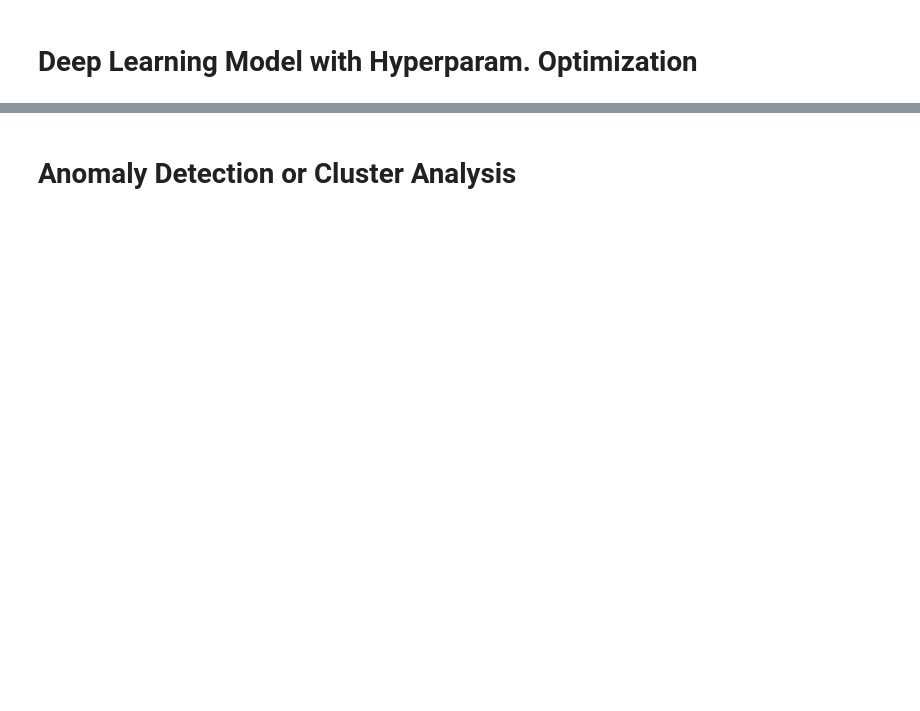
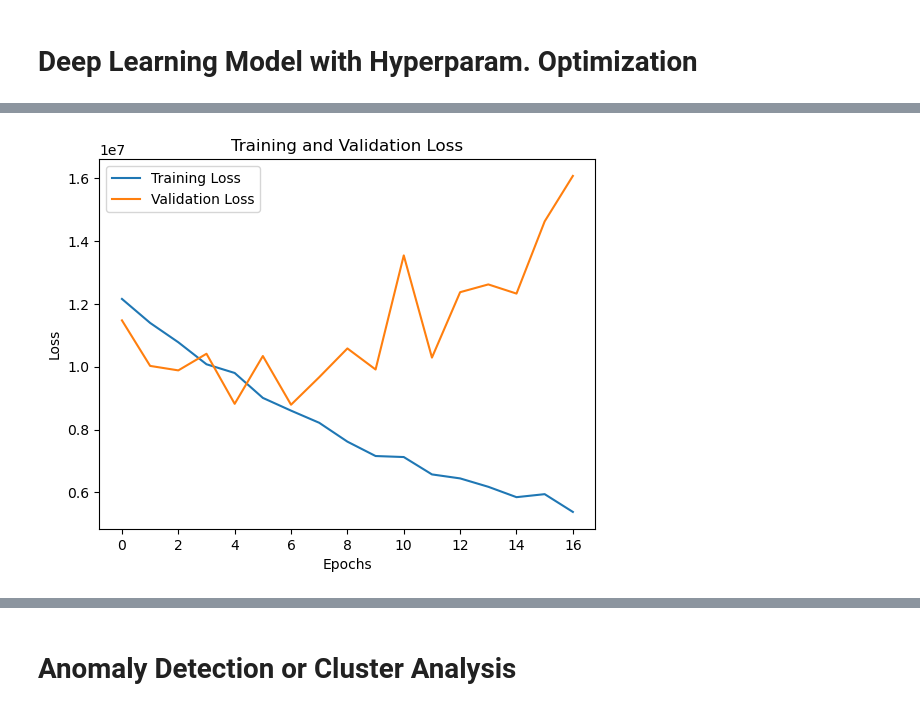
Before and after one commit to madisongarccia/486project, a Jupyter notebook: code/working_income.ipynb, the cells around one changed output, grey strips where cells are left out. Cells and saved outputs as stored; diff of their text form; code cells hidden in the pictures; blank space fills up the shorter version.

```diff
--- a/code/working_income.ipynb
+++ b/code/working_income.ipynb
@@ -408,0 +377,5 @@ _________________________________________________________________
+# %%
+# scale features
+scaler = StandardScaler(with_mean = False) # since some features are one hot encoded
+X_train_DNN = scaler.fit_transform(X_train_processed)  # Preprocessed numeric/categorical data
+X_test_DNN = scaler.transform(X_test_processed)
@@ -409,5 +393,3 @@ _________________________________________________________________
 # %%
-# compiling the model
-model.compile(loss="sparse_categorical_crossentropy", #specify loss function - might need to change
-              optimizer="adam",
-              metrics=["accuracy"])
+# compile the model
+model.compile(optimizer='adam', loss='mse', metrics=['mae'])
@@ -418,5 +395,0 @@ X_validANN, y_validANN = X_train[-55382:], y_train[-55382:]
-# %%
-# training the model
-n_epochs=10
-history = model.fit(X_trainANN, y_trainANN, epochs=n_epochs,
-                    validation_data=(X_validANN, y_validANN))
@@ -424,0 +396,17 @@ ValueError: Failed to convert a NumPy array to a Tensor (Unsupported object type
+# %%
+# train the model
+
+# implement early stopping to avoid overfitting
+early_stopping = EarlyStopping(monitor='val_loss', patience=10, restore_best_weights=True)
+
+# convert sparse matrix to dense
+X_train_DNN_dense = X_train_DNN.toarray()
+
+history = model.fit(
+    X_train_DNN_dense, y_train_sample,  # Use log-transformed targets if needed
+    validation_split=0.2,  # Use part of the training data for validation
+    epochs=20,  # Maximum number of epochs
+    batch_size=32,  # Batch size for gradient updates
+    callbacks=[early_stopping],  # Add early stopping
+    verbose=1  # Print progress
+)
@@ -424,0 +431,12 @@ ValueError: Failed to convert a NumPy array to a Tensor (Unsupported object type
+# %%
+# plot training and validation loss to eval model performance
+
+plt.plot(history.history['loss'], label='Training Loss')
+plt.plot(history.history['val_loss'], label='Validation Loss')
+plt.xlabel('Epochs')
+plt.ylabel('Loss')
+plt.legend()
+plt.title('Training and Validation Loss')
+plt.show()
+# %% [output]
+[figure, added]
```
Also changed, not shown: parts of 45 cells of this notebook, 6 other files.
